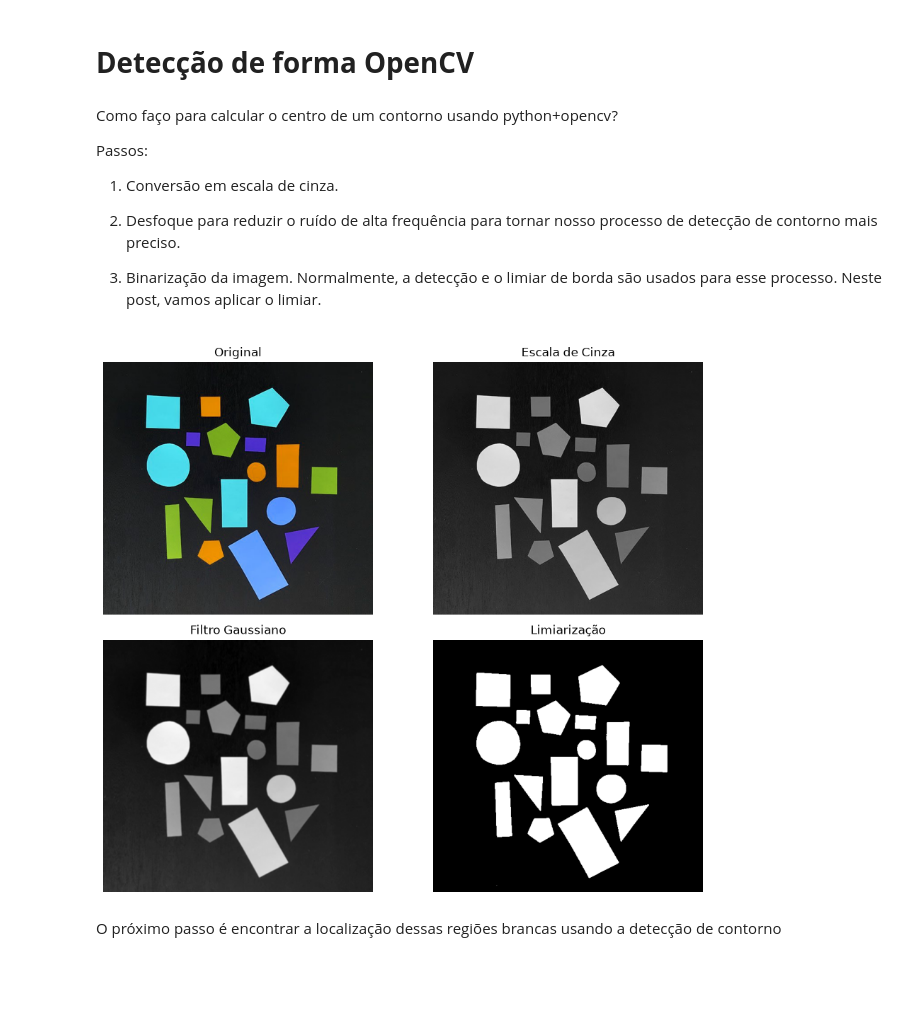
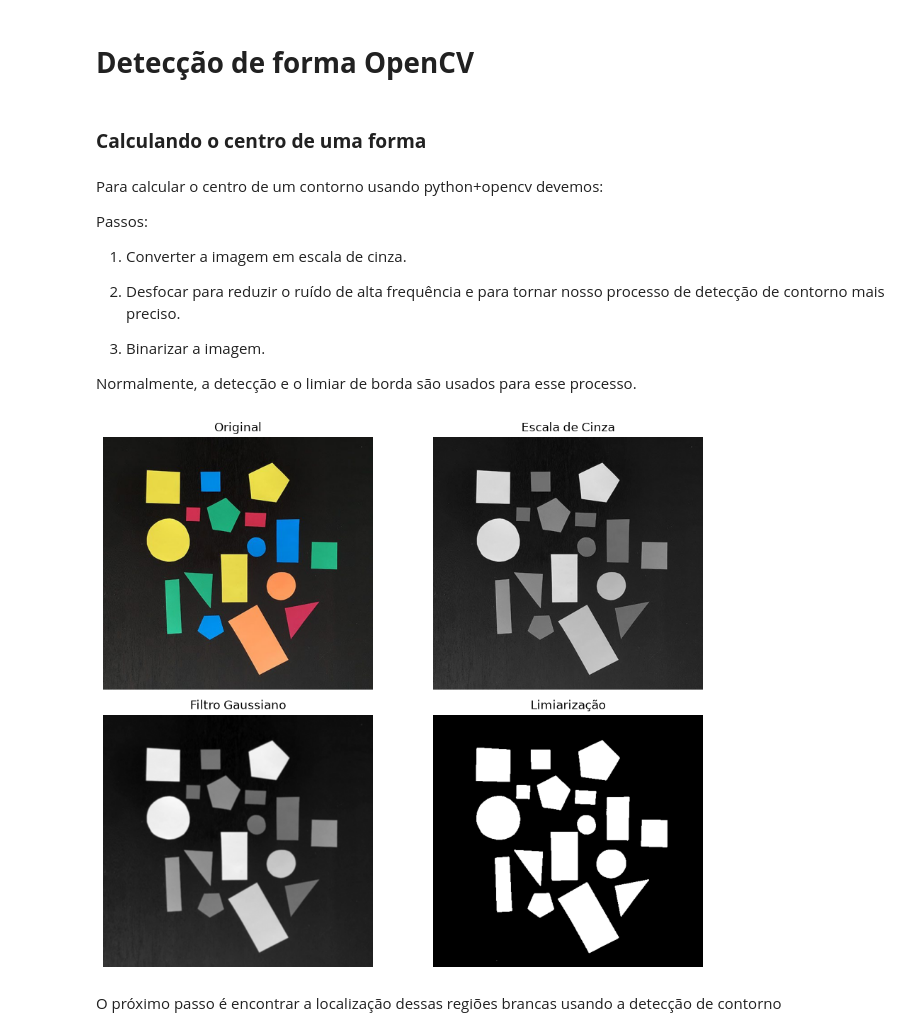
Before and after one commit to gab-rielly/vision-studies, a Jupyter notebook: projects_cv.ipynb, the cells around one changed output. Saved outputs shown, nothing was run; the diff lists cells and outputs as text; code cells hidden in the pictures; blank space fills up the shorter version.

```diff
--- a/projects_cv.ipynb
+++ b/projects_cv.ipynb
@@ -1,48 +1,52 @@
 # %% [markdown]
 # **Detecção de forma OpenCV**
+# %% [markdown]
+### **Calculando o centro de uma forma**
 # %% [markdown]
-Como faço para calcular o centro de um contorno usando python+opencv?
+Para calcular o centro de um contorno usando python+opencv devemos:
 
 Passos:
 
-1. Conversão em escala de cinza.
+1. Converter a imagem em escala de cinza.
 
-2. Desfoque para reduzir o ruído de alta frequência para tornar nosso processo de detecção de contorno mais preciso.
+2. Desfocar para reduzir o ruído de alta frequência e para tornar nosso processo de detecção de contorno mais preciso.
 
-3. Binarização da imagem. Normalmente, a detecção e o limiar de borda são usados para esse processo. Neste post, vamos aplicar o limiar.
+3. Binarizar a imagem.
+
+ Normalmente, a detecção e o limiar de borda são usados para esse processo.
 # %%
 import cv2
 import matplotlib.pyplot as plt
 
 image = cv2.imread("image/shapes_and_colors.jpg")
 
 gray = cv2.cvtColor(image, cv2.COLOR_BGR2GRAY)
 
 gaussian = cv2.GaussianBlur(gray, (5,5),0)
 
 ret, threshold = cv2.threshold(gaussian, 60, 255, cv2.THRESH_BINARY)
 
 fig, axes = plt.subplots(2, 2, figsize=(10, 8))
 ax0, ax1, ax2, ax3 = axes.ravel()
 
-ax0.imshow(image)
+ax0.imshow(cv2.cvtColor(image, cv2.COLOR_BGR2RGB))
 ax0.set_title("Original")
 ax0.axis("off")
 
 ax1.imshow(gray, cmap = 'gray')
 ax1.set_title("Escala de Cinza")
 ax1.axis("off")
 
 ax2.imshow(gaussian, cmap = 'gray')
 ax2.set_title("Filtro Gaussiano")
 ax2.axis("off")
 
 ax3.imshow(threshold, cmap = 'gray')
 ax3.set_title("Limiarização")
 ax3.axis("off")
 plt.tight_layout()
 # %% [output]
-[figure, old version]
+[figure, new version]
 # %% [markdown]
 O próximo passo é encontrar a localização dessas regiões brancas usando a detecção de contorno
 # %%
```
Also changed, not shown: parts of 5 cells of this notebook.
